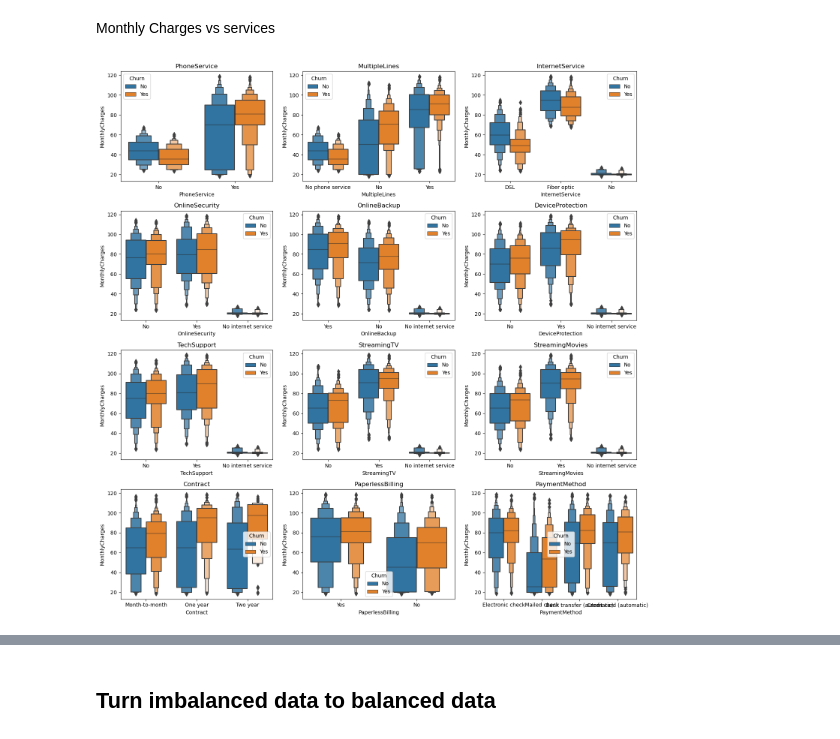
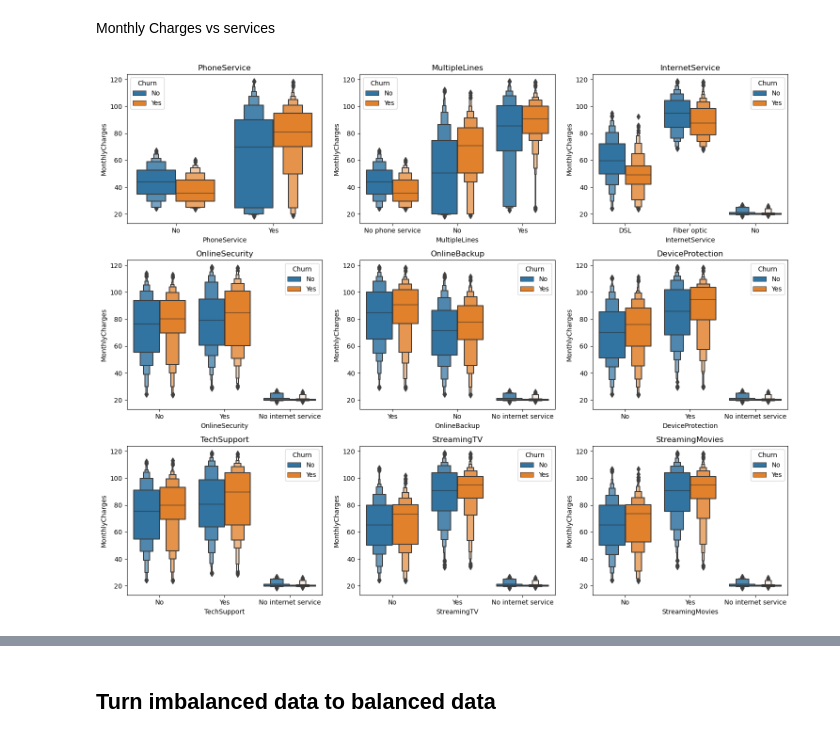
Before and after one commit to Lavinialau/Telecom-churn, a Jupyter notebook: 01_code/0_summary.ipynb, the cells around one changed output, grey strips where cells are left out. Cells and saved outputs as stored; diff of their text form; code cells hidden in the pictures.

```diff
--- a/01_code/0_summary.ipynb
+++ b/01_code/0_summary.ipynb
@@ -282,20 +283,20 @@ plot_category(var_account_cat, 1, 4, 6, 50)
 # %% [markdown]
 Monthly Charges vs services
 # %%
-def plot_charges(variables, nrow, ncol, size):
+def plot_charges(variables, nrow, ncol, size, rotation):
     fig, axes = plt.subplots(nrow, ncol, figsize=(15, size))
     axes = axes.flatten()
 
     for i, variable in enumerate(variables):
         ax = sns.boxenplot(data=org, x=variable, y='MonthlyCharges', hue='Churn', ax=axes[i])
         ax.set_title(variable)
+        ax.tick_params(axis='x', rotation=rotation)
 
     plt.tight_layout()
     plt.show()
 
 
 # plot
-var_charges = var_service + var_account_cat
-plot_charges(var_charges, 4, 3, 15)
+plot_charges(var_service, 3, 3, 12, 0)
 # %% [output]
-[figure, old version]
+[figure, new version]
```
Also changed, not shown: parts of 21 cells of this notebook.
